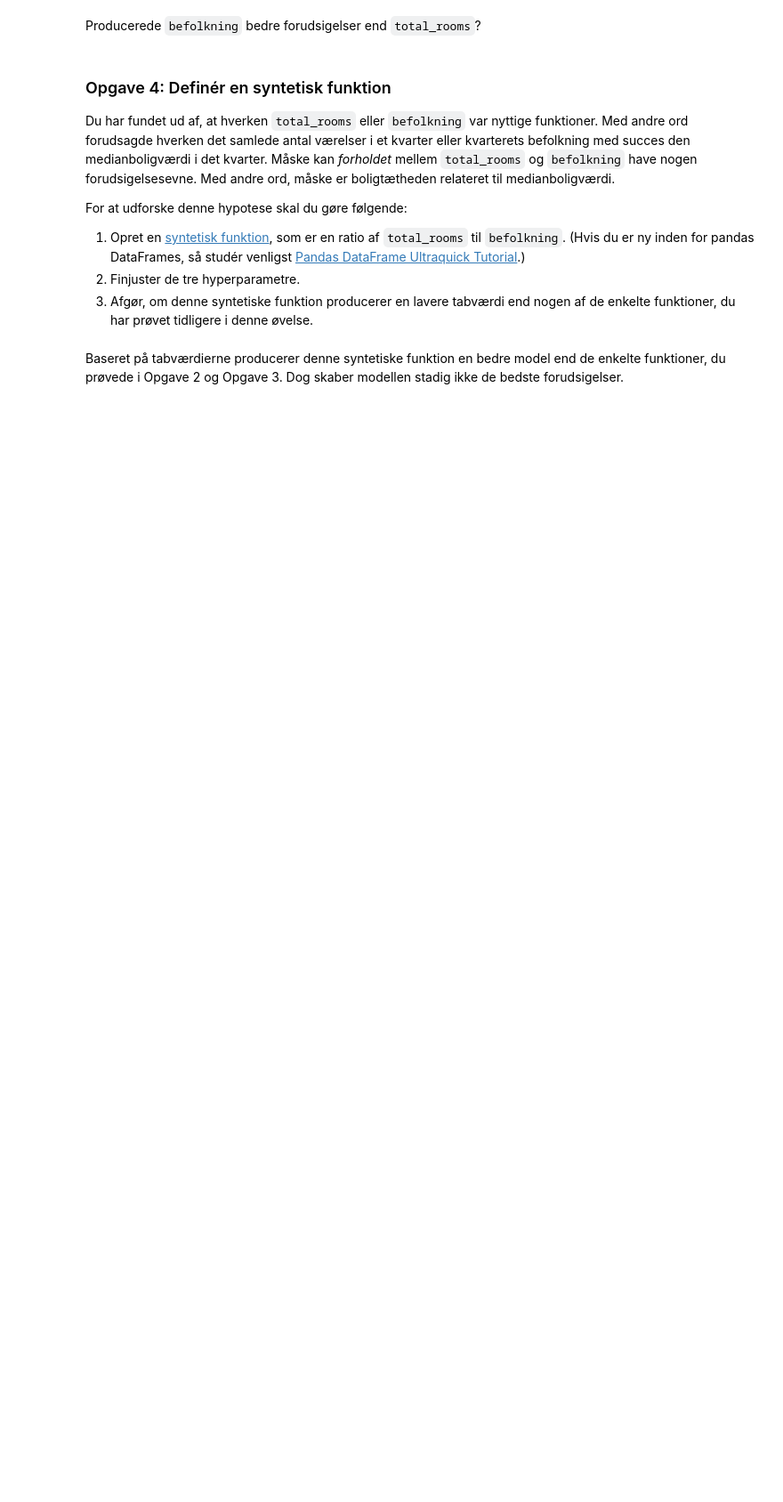
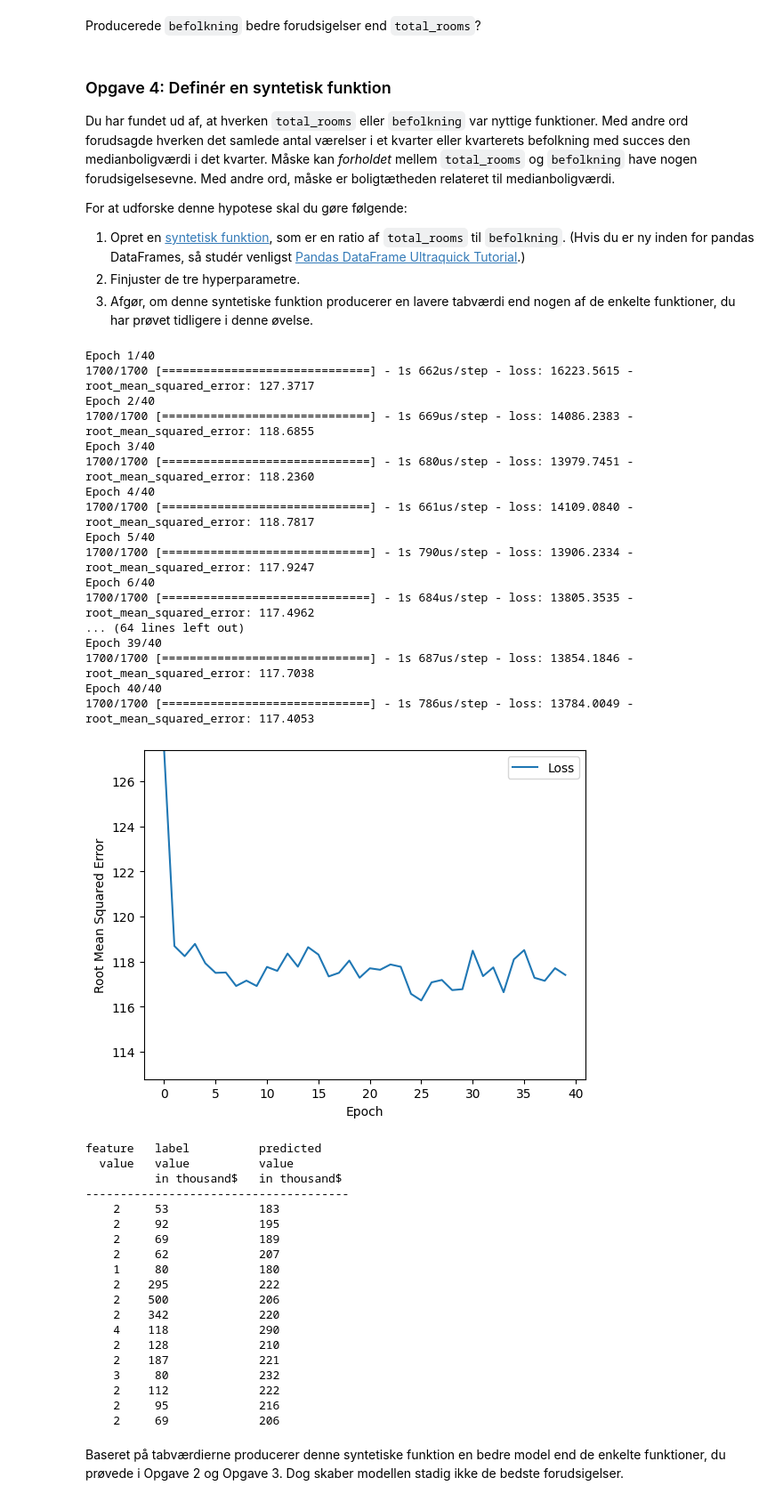
Before and after one commit to MAGS-GHC/ml-opgaver-ShiomeCode, a Jupyter notebook: 1. Regression/1. regression.ipynb, the cells around one changed output. Shown at 89% size. Drawn from its saved outputs; the diff is of its cells as text; code cells hidden in the pictures; blank space fills up the shorter version.

```diff
--- a/1. Regression/1. regression.ipynb
+++ b/1. Regression/1. regression.ipynb
@@ -830,24 +873,62 @@ For at udforske denne hypotese skal du gøre følgende:
 3. Afgør, om denne syntetiske funktion producerer en lavere tabværdi end nogen af de enkelte funktioner, du har prøvet tidligere i denne øvelse.
 # %%
 # Define a synthetic feature named rooms_per_person
-training_df["rooms_per_person"] = ? # write your code here.
+training_df["rooms_per_person"] = training_df["total_rooms"] / training_df["population"] # write your code here.
 
 # Don't change the next line.
 my_feature = "rooms_per_person"
 
 # Assign values to these three hyperparameters.
-learning_rate = ?
-epochs = ?
-batch_size = ?
+learning_rate = 0.5
+epochs = 40
+batch_size = 10
 
 # Don't change anything below this line.
 my_model = build_model(learning_rate)
 weight, bias, epochs, rmse = train_model(my_model, training_df,
                                          my_feature, my_label,
                                          epochs, batch_size)
 
 plot_the_loss_curve(epochs, rmse)
 predict_house_values(15, my_feature, my_label)
+# %% [output]
+Epoch 1/40
+1700/1700 [==============================] - 1s 662us/step - loss: 16223.5615 - root_mean_squared_error: 127.3717
+Epoch 2/40
+1700/1700 [==============================] - 1s 669us/step - loss: 14086.2383 - root_mean_squared_error: 118.6855
+Epoch 3/40
+1700/1700 [==============================] - 1s 680us/step - loss: 13979.7451 - root_mean_squared_error: 118.2360
+Epoch 4/40
+1700/1700 [==============================] - 1s 661us/step - loss: 14109.0840 - root_mean_squared_error: 118.7817
+Epoch 5/40
+1700/1700 [==============================] - 1s 790us/step - loss: 13906.2334 - root_mean_squared_error: 117.9247
+Epoch 6/40
+1700/1700 [==============================] - 1s 684us/step - loss: 13805.3535 - root_mean_squared_error: 117.4962
+... (64 lines left out)
+Epoch 39/40
+1700/1700 [==============================] - 1s 687us/step - loss: 13854.1846 - root_mean_squared_error: 117.7038
+Epoch 40/40
+1700/1700 [==============================] - 1s 786us/step - loss: 13784.0049 - root_mean_squared_error: 117.4053
+[figure, added]
+feature   label          predicted
+  value   value          value
+          in thousand$   in thousand$
+--------------------------------------
+    2     53             183
+    2     92             195
+    2     69             189
+    2     62             207
+    1     80             180
+    2    295             222
+    2    500             206
+    2    342             220
+    4    118             290
+    2    128             210
+    2    187             221
+    3     80             232
+    2    112             222
+    2     95             216
+    2     69             206
 # %%
 #@title Double-click to view a possible solution to Task 4.
 
```
Also changed, not shown: parts of 4 cells of this notebook.
